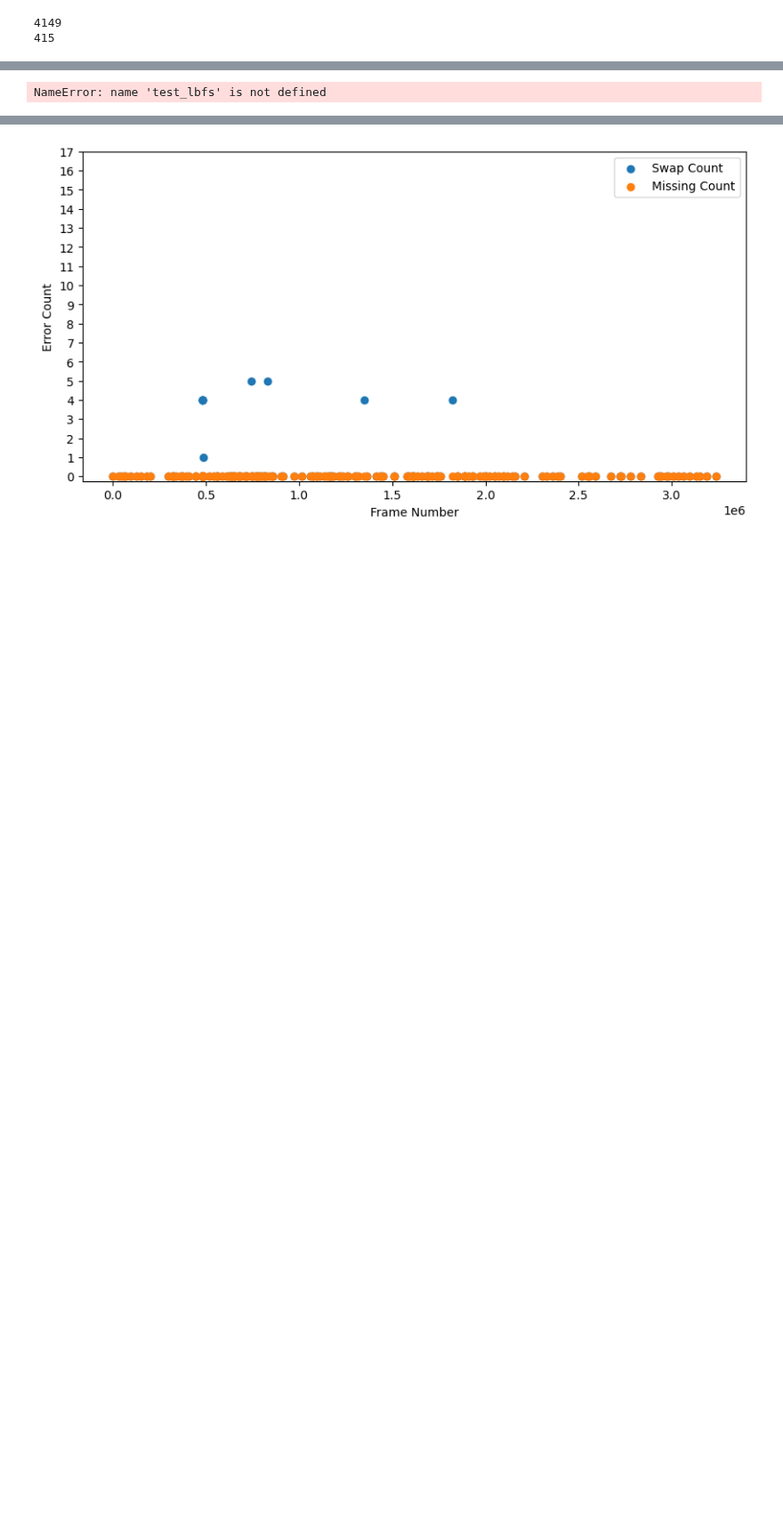
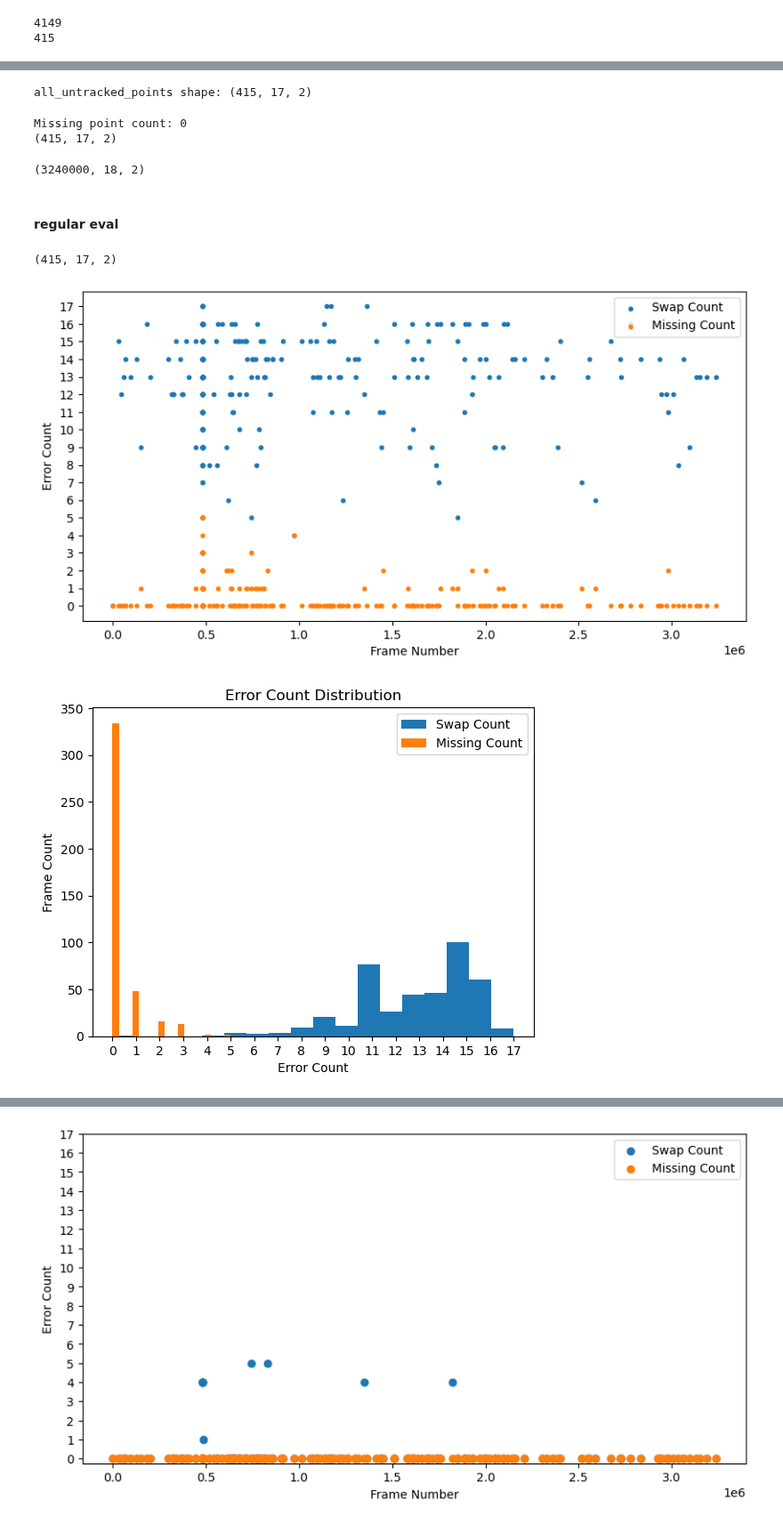
Before and after one commit to mingxiaowei/jelly-sleap, a Jupyter notebook: sleap/jelly/notebook/error_profiling_multi.ipynb, the cells around one changed output, grey strips where cells are left out. Shown at 89% size. Saved outputs shown, nothing was run; the diff lists cells and outputs as text; code cells hidden in the pictures; blank space fills up the shorter version.

Commit message:
eval 4k multi/single animal models

```diff
--- a/sleap/jelly/notebook/error_profiling_multi.ipynb
+++ b/sleap/jelly/notebook/error_profiling_multi.ipynb
@@ -118,8 +118,8 @@ total_range_length: 1460367
 # %% [markdown]
 ### test dataset only
 # %%
-# dataset_path = "/home/mingxiao/Desktop/jellyfish/label/multifish/multifish_animal_1_v10.slp"
-dataset_path = '/home/mingxiao/Desktop/jellyfish/label/multifish/predictions/multifish_animal_1_v10.slp.250221_051111.predictions.slp'
+dataset_path = "/home/mingxiao/Desktop/jellyfish/label/multifish/multifish_animal_1_v10.slp"
+# dataset_path = '/home/mingxiao/Desktop/jellyfish/label/multifish/predictions/multifish_animal_1_v10.slp.250221_051111.predictions.slp'
 dataset = sleap.load_file(dataset_path)
 print(dataset)
 # %% [output]
@@ -193,5 +148,26 @@ print(len(test_lbfs))
 # %%
-test_untracked_points = get_all_untracked_points_from_lbfs(test_lbfs, interpolate=False, reorder=False, use_labeled_only=False)
-print(test_untracked_points.shape)
+test_labeled_points = get_all_untracked_points_from_lbfs(test_lbfs, interpolate=False, reorder=False, use_labeled_only=True)
+# test_labeled_points = test_labeled_points[:, reorder_idx]
+print(test_labeled_points.shape)
 # %% [output]
-NameError: name 'test_lbfs' is not defined
+all_untracked_points shape: (415, 17, 2)
+Missing point count: 0
+(415, 17, 2)
+# %%
+multi_4k_points_path = '/home/mingxiao/Desktop/jellyfish/label/multifish/predictions/multifish_animal_1_v10_predicted_points.npy'
+multi_4k_points = np.load(multi_4k_points_path)
+# [:, 1:, :]
+print(multi_4k_points.shape)
+# swap_cnt_lst, missing_cnt_lst,filtered_ranges = eval_discrete_points(multi_4k_points, test_lbf_indices, method='polygon', count_missing=True)
+# %% [output]
+(3240000, 18, 2)
+# %% [markdown]
+#### regular eval
+# %%
+test_predicted_points = multi_4k_points[test_lbf_indices]
+print(test_predicted_points.shape)
+swap_cnt_lst, missing_cnt_lst,filtered_ranges = eval_discrete_points(test_predicted_points, test_lbf_indices, method='polygon', count_missing=True)
+# %% [output]
+(415, 17, 2)
+[figure, added]
+[figure, added]
```
Also changed, not shown: parts of 17 cells of this notebook, 8 other files.
